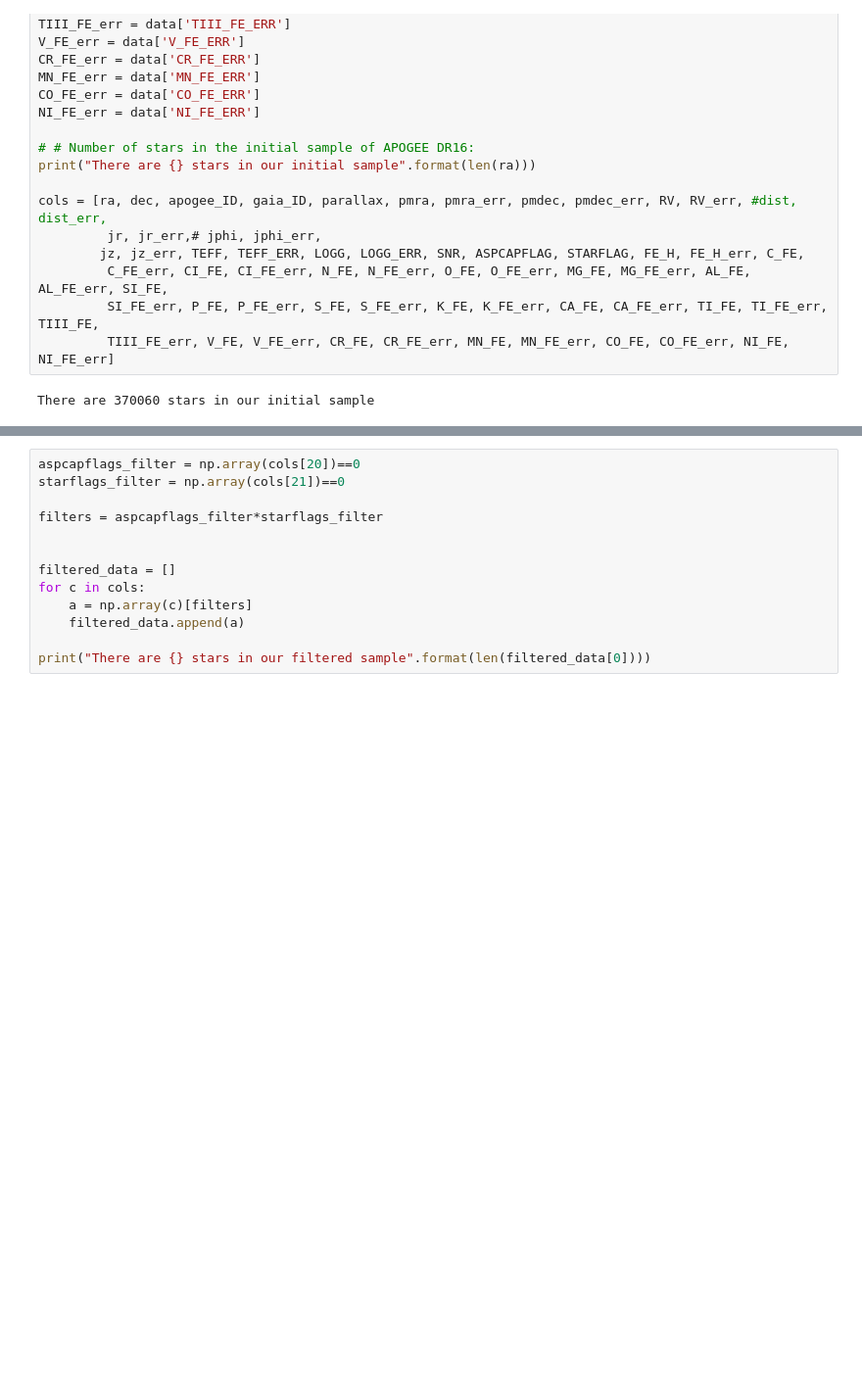
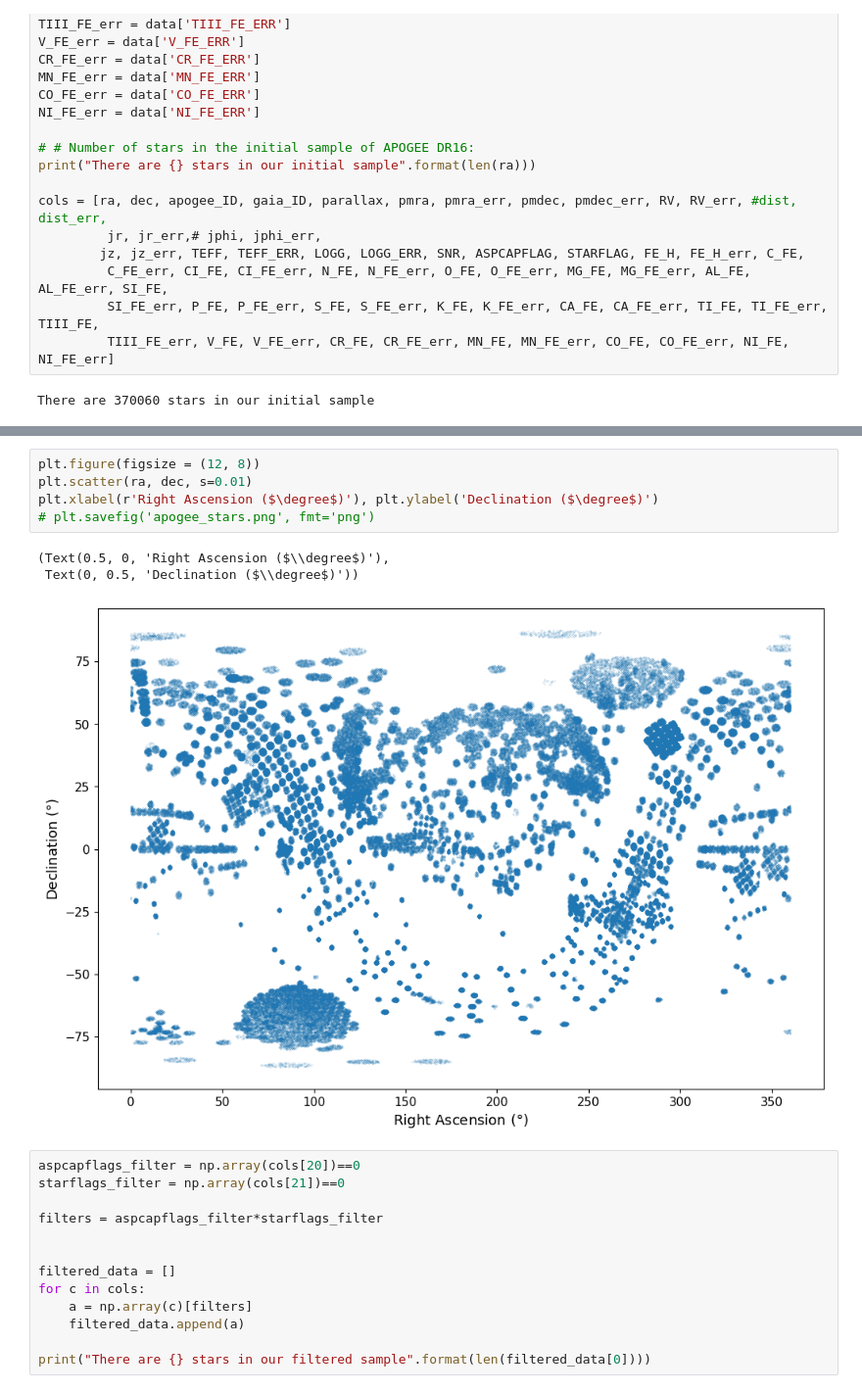
Before and after one commit to ia-chow/galactic, a Jupyter notebook: tf_tutorials/AE_apogee_scatter.ipynb, the cells around one changed output, grey strips where cells are left out. Shown at 98% size. Cells and saved outputs as stored; diff of their text form; blank space fills up the shorter version.

```diff
--- a/tf_tutorials/AE_apogee_scatter.ipynb
+++ b/tf_tutorials/AE_apogee_scatter.ipynb
@@ -124,3 +139,12 @@ There are 370060 stars in our initial sample
+# %%
+plt.figure(figsize = (12, 8))
+plt.scatter(ra, dec, s=0.01)
+plt.xlabel(r'Right Ascension ($\degree$)'), plt.ylabel('Declination ($\degree$)')
+# plt.savefig('apogee_stars.png', fmt='png')
+# %% [output]
+(Text(0.5, 0, 'Right Ascension ($\\degree$)'),
+ Text(0, 0.5, 'Declination ($\\degree$)'))
+[figure, added]
 # %%
 aspcapflags_filter = np.array(cols[20])==0
 starflags_filter = np.array(cols[21])==0
```
Also changed, not shown: parts of 52 cells of this notebook, 17 other files.
